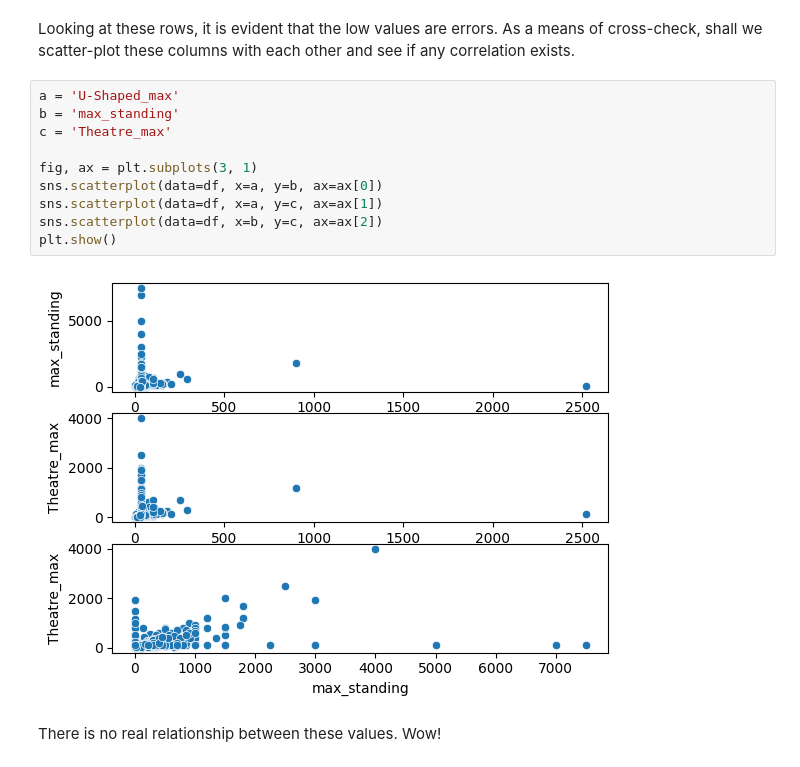
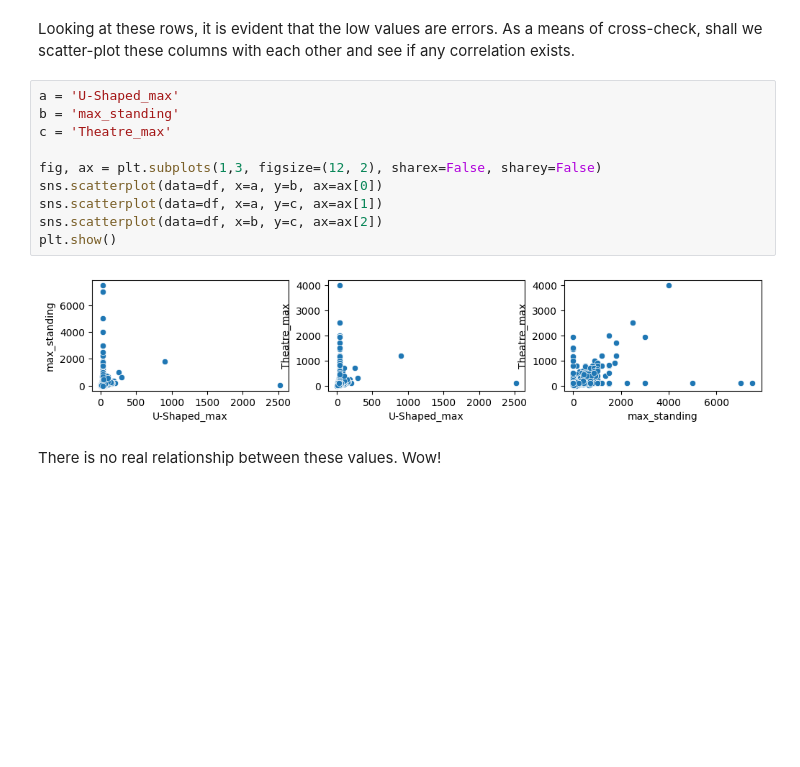
Before and after one commit to TosinPhillip/Datacamp-Professional-Data-Scientist-Certification-Case-Study, a Jupyter notebook: datacamp.ipynb, the cells around one changed output. Drawn from its saved outputs; the diff is of its cells as text; blank space fills up the shorter version.

```diff
--- a/datacamp.ipynb
+++ b/datacamp.ipynb
@@ -318,15 +318,15 @@ Looking at these rows, it is evident that the low values are errors. As a means
 # %%
 a = 'U-Shaped_max'
 b = 'max_standing'
 c = 'Theatre_max'
 
-fig, ax = plt.subplots(3, 1)
+fig, ax = plt.subplots(1,3, figsize=(12, 2), sharex=False, sharey=False)
 sns.scatterplot(data=df, x=a, y=b, ax=ax[0])
 sns.scatterplot(data=df, x=a, y=c, ax=ax[1])
 sns.scatterplot(data=df, x=b, y=c, ax=ax[2])
 plt.show()
 # %% [output]
-[figure, old version]
+[figure, new version]
 # %% [markdown]
 There is no real relationship between these values. Wow!
 # %% [markdown]
```
Also changed, not shown: parts of 19 cells of this notebook.
